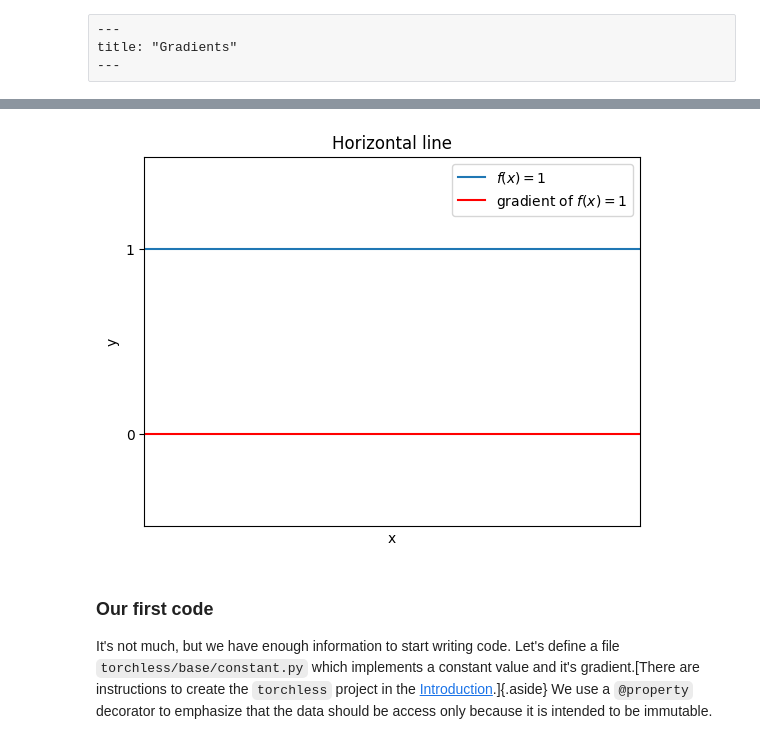
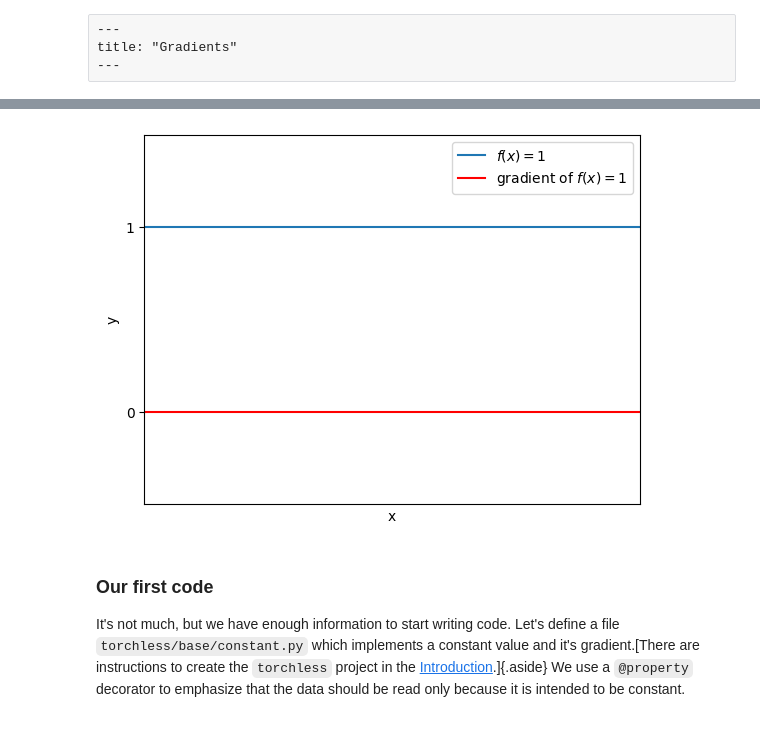
Before and after one commit to spenceforce/torchless, a Jupyter notebook: chapters/intro-gradients.ipynb, the cells around one changed output, grey strips where cells are left out. Saved outputs shown, nothing was run; the diff lists cells and outputs as text; code cells hidden in the pictures.

```diff
--- a/chapters/intro-gradients.ipynb
+++ b/chapters/intro-gradients.ipynb
@@ -34,21 +33,20 @@ We can see this by plotting the change in $y$ with respect to $x$.
 # %%
 #| echo: false
 plt.axhline(y=1, label='$f(x) = 1$')
 plt.axhline(y=0, color='red', label='gradient of $f(x) = 1$')
 plt.ylim(-0.5, 1.5)
 plt.xticks([])
 plt.yticks([0, 1])
 plt.legend()
 plt.xlabel('x')
 plt.ylabel('y')
-plt.title('Horizontal line')
 plt.show()
 # %% [output]
-[figure, old version]
+[figure, new version]
 # %% [markdown]
 ### Our first code
 
-It's not much, but we have enough information to start writing code. Let's define a file `torchless/base/constant.py` which implements a constant value and it's gradient.[There are instructions to create the `torchless` project in the [Introduction](#sec-setup-project).]{.aside} We use a `@property` decorator to emphasize that the data should be access only because it is intended to be immutable.
+It's not much, but we have enough information to start writing code. Let's define a file `torchless/base/constant.py` which implements a constant value and it's gradient.[There are instructions to create the `torchless` project in the [Introduction](#sec-setup-project).]{.aside} We use a `@property` decorator to emphasize that the data should be read only because it is intended to be constant.
 # %%
 #| filename: torchless/base/constant.py
 class Constant:
```
Also changed, not shown: parts of 9 cells of this notebook, 1 other file.
